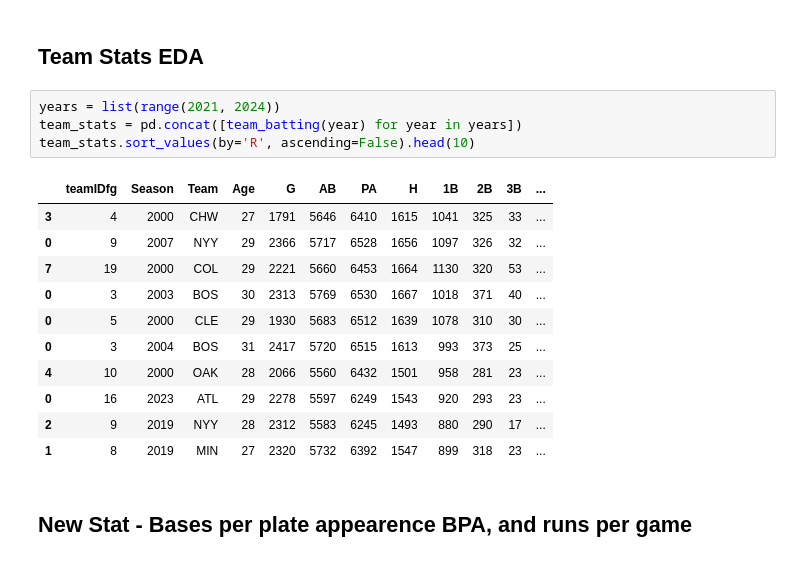
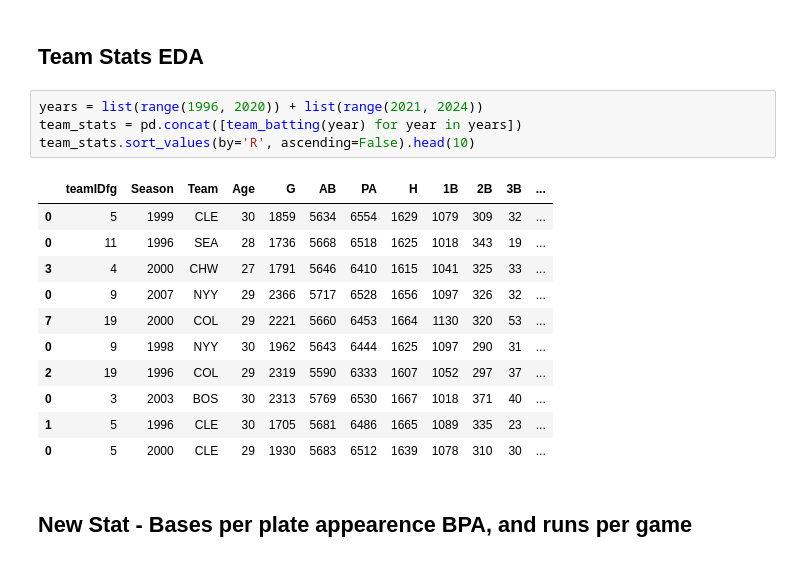
Before and after one commit to dstrick17/baseball, a Jupyter notebook: baseball.ipynb, the cells around one changed output. Drawn from its saved outputs; the diff is of its cells as text.

```diff
--- a/baseball.ipynb
+++ b/baseball.ipynb
@@ -135,21 +135,21 @@ Gathering Player Data
 # %% [markdown]
 ## Team Stats EDA
 # %%
-years = list(range(2021, 2024))
+years = list(range(1996, 2020)) + list(range(2021, 2024))
 team_stats = pd.concat([team_batting(year) for year in years])
 team_stats.sort_values(by='R', ascending=False).head(10)
 # %% [output]
 |  | teamIDfg | Season | Team | Age | G | AB | PA | H | 1B | 2B | 3B | ... |
+| 0 | 5 | 1999 | CLE | 30 | 1859 | 5634 | 6554 | 1629 | 1079 | 309 | 32 | ... |
+| 0 | 11 | 1996 | SEA | 28 | 1736 | 5668 | 6518 | 1625 | 1018 | 343 | 19 | ... |
 | 3 | 4 | 2000 | CHW | 27 | 1791 | 5646 | 6410 | 1615 | 1041 | 325 | 33 | ... |
 | 0 | 9 | 2007 | NYY | 29 | 2366 | 5717 | 6528 | 1656 | 1097 | 326 | 32 | ... |
 | 7 | 19 | 2000 | COL | 29 | 2221 | 5660 | 6453 | 1664 | 1130 | 320 | 53 | ... |
+| 0 | 9 | 1998 | NYY | 30 | 1962 | 5643 | 6444 | 1625 | 1097 | 290 | 31 | ... |
+| 2 | 19 | 1996 | COL | 29 | 2319 | 5590 | 6333 | 1607 | 1052 | 297 | 37 | ... |
 | 0 | 3 | 2003 | BOS | 30 | 2313 | 5769 | 6530 | 1667 | 1018 | 371 | 40 | ... |
+| 1 | 5 | 1996 | CLE | 30 | 1705 | 5681 | 6486 | 1665 | 1089 | 335 | 23 | ... |
 | 0 | 5 | 2000 | CLE | 29 | 1930 | 5683 | 6512 | 1639 | 1078 | 310 | 30 | ... |
-| 0 | 3 | 2004 | BOS | 31 | 2417 | 5720 | 6515 | 1613 | 993 | 373 | 25 | ... |
-| 4 | 10 | 2000 | OAK | 28 | 2066 | 5560 | 6432 | 1501 | 958 | 281 | 23 | ... |
-| 0 | 16 | 2023 | ATL | 29 | 2278 | 5597 | 6249 | 1543 | 920 | 293 | 23 | ... |
-| 2 | 9 | 2019 | NYY | 28 | 2312 | 5583 | 6245 | 1493 | 880 | 290 | 17 | ... |
-| 1 | 8 | 2019 | MIN | 27 | 2320 | 5732 | 6392 | 1547 | 899 | 318 | 23 | ... |
 # %% [markdown]
 ## New Stat - Bases per plate appearence BPA, and runs per game
 # %%
```
Also changed, not shown: parts of 6 cells of this notebook.
